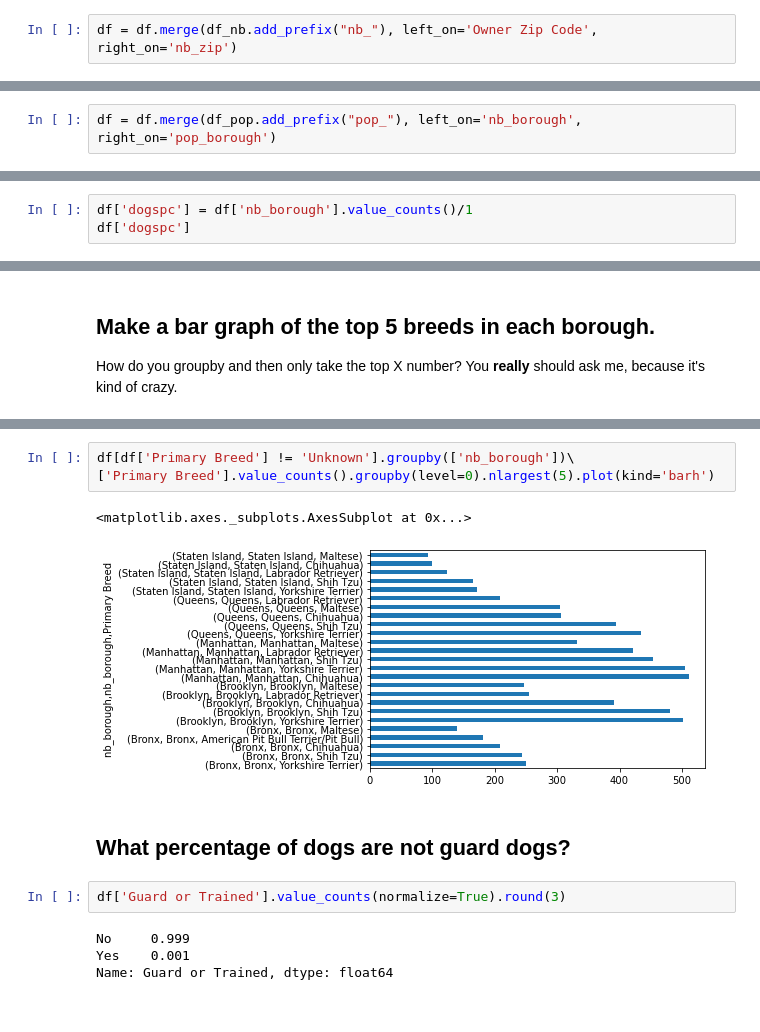
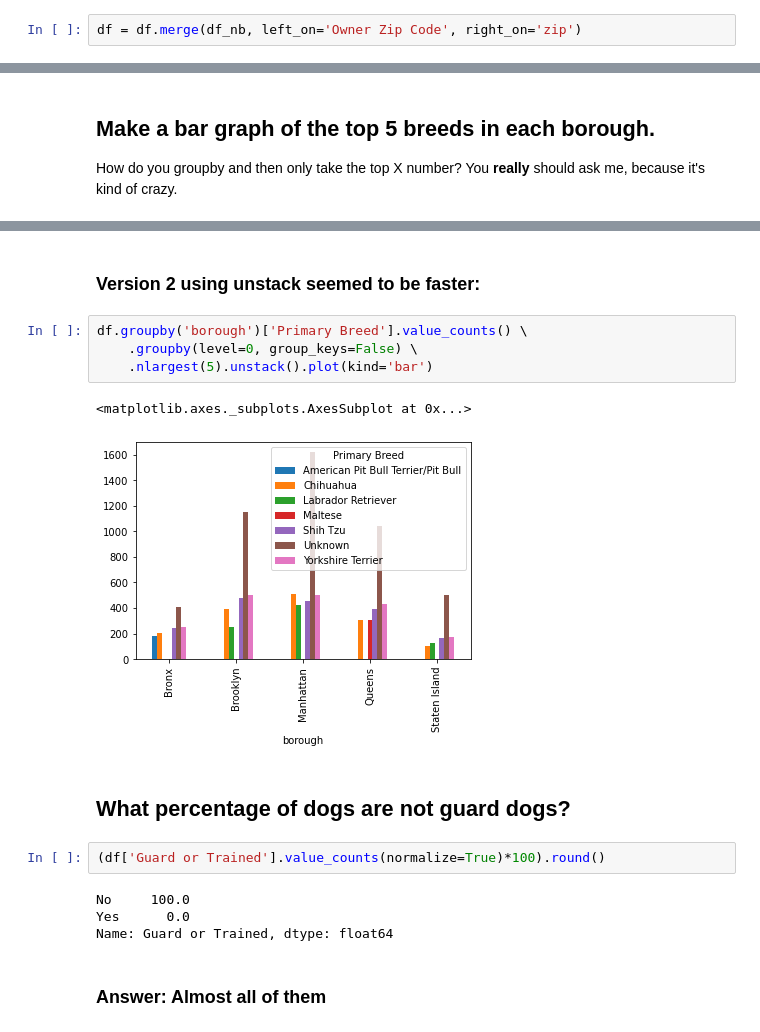
Before and after one commit to anastasiajourno/homework6_valeeva, a Jupyter notebook: dogs/6-2homework6-part2-valeeva.ipynb, the cells around one changed output, grey strips where cells are left out. Saved outputs shown, nothing was run; the diff lists cells and outputs as text.

```diff
--- a/dogs/6-2homework6-part2-valeeva.ipynb
+++ b/dogs/6-2homework6-part2-valeeva.ipynb
@@ -213,7 +234,7 @@ df_nb.head(5)
 | 3 | Bronx Park and Fordham | 10458 | Bronx |
 | 4 | Bronx Park and Fordham | 10467 | Bronx |
 # %%
-df = df.merge(df_nb.add_prefix("nb_"), left_on='Owner Zip Code', right_on='nb_zip')
+df = df.merge(df_nb, left_on='Owner Zip Code', right_on='zip')
 # %% [markdown]
 ## What is the most popular dog name in all parts of the Bronx? How about Brooklyn? The Upper East Side?
 # %%
@@ -301,5 +328,3 @@ df_pop.head(5)
 | 2 | Brooklyn | 2636735 | 71 |
 | 3 | Queens | 2339150 | 109 |
 | 4 | Staten Island | 474558 | 59 |
-# %%
-df = df.merge(df_pop.add_prefix("pop_"), left_on='nb_borough', right_on='pop_borough')
@@ -332,3 +330,0 @@ Name: pop_population, dtype: int64
-# %%
-df['dogspc'] = df['nb_borough'].value_counts()/1
-df['dogspc']
@@ -358,14 +388,19 @@ df[df['Primary Breed'] != 'Unknown'].groupby(['nb_borough'])\
+# %% [markdown]
+### Version 2 using unstack seemed to be faster:
 # %%
-df[df['Primary Breed'] != 'Unknown'].groupby(['nb_borough'])\
-['Primary Breed'].value_counts().groupby(level=0).nlargest(5).plot(kind='barh')
+df.groupby('borough')['Primary Breed'].value_counts() \
+    .groupby(level=0, group_keys=False) \
+    .nlargest(5).unstack().plot(kind='bar')
 # %% [output]
 <matplotlib.axes._subplots.AxesSubplot at 0x...>
-[figure, old version]
+[figure, new version]
 # %% [markdown]
 ## What percentage of dogs are not guard dogs?
 # %%
-df['Guard or Trained'].value_counts(normalize=True).round(3)
+(df['Guard or Trained'].value_counts(normalize=True)*100).round()
 # %% [output]
-No     0.999
-Yes    0.001
+No     100.0
+Yes      0.0
 Name: Guard or Trained, dtype: float64
+# %% [markdown]
+### Answer: Almost all of them
```
Also changed, not shown: parts of 40 cells of this notebook.
